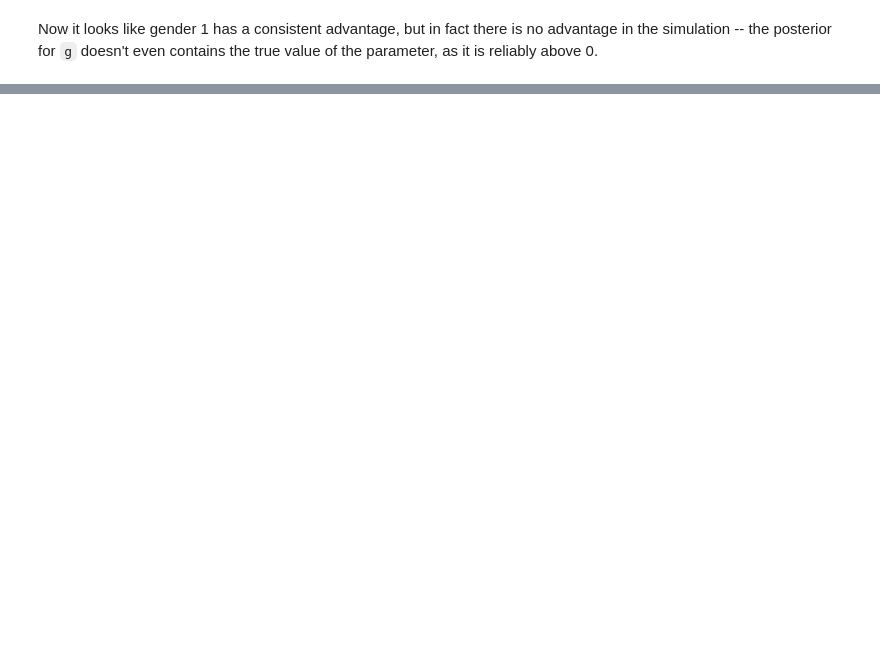
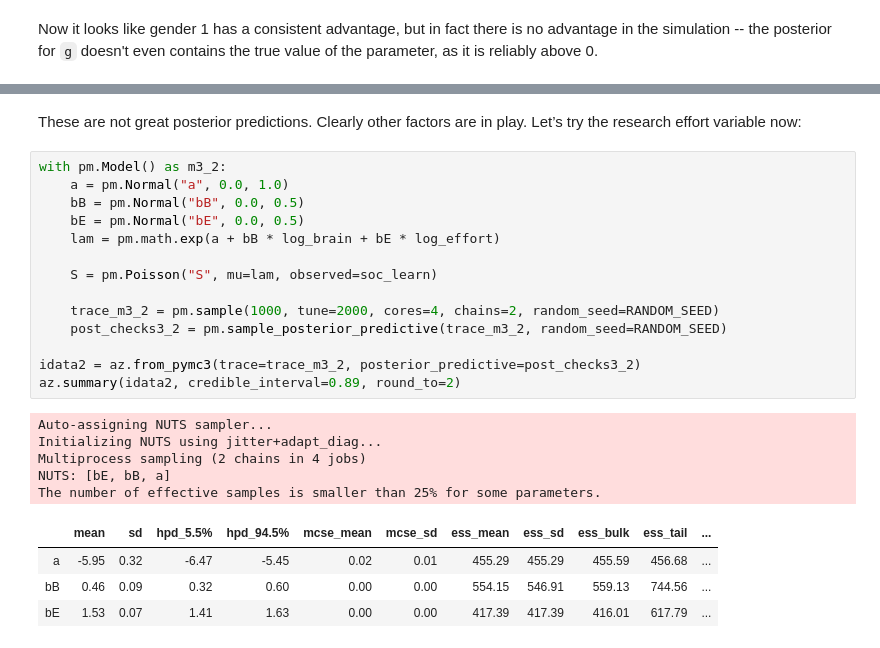
Before and after one commit to AlexAndorra/resources, a Jupyter notebook: Rethinking/homeworks-2nd-ed/week6_integer_models.ipynb, the cells around one changed output, grey strips where cells are left out. Saved outputs shown, nothing was run; the diff lists cells and outputs as text; blank space fills up the shorter version.

```diff
--- a/Rethinking/homeworks-2nd-ed/week6_integer_models.ipynb
+++ b/Rethinking/homeworks-2nd-ed/week6_integer_models.ipynb
@@ -277,0 +338,26 @@ Now it looks like gender 1 has a consistent advantage, but in fact there is no a
+# %% [markdown]
+These are not great posterior predictions. Clearly other factors are in play. Let’s try the research effort variable now:
+# %%
+with pm.Model() as m3_2:
+    a = pm.Normal("a", 0.0, 1.0)
+    bB = pm.Normal("bB", 0.0, 0.5)
+    bE = pm.Normal("bE", 0.0, 0.5)
+    lam = pm.math.exp(a + bB * log_brain + bE * log_effort)
+
+    S = pm.Poisson("S", mu=lam, observed=soc_learn)
+
+    trace_m3_2 = pm.sample(1000, tune=2000, cores=4, chains=2, random_seed=RANDOM_SEED)
+    post_checks3_2 = pm.sample_posterior_predictive(trace_m3_2, random_seed=RANDOM_SEED)
+
+idata2 = az.from_pymc3(trace=trace_m3_2, posterior_predictive=post_checks3_2)
+az.summary(idata2, credible_interval=0.89, round_to=2)
+# %% [output]
+Auto-assigning NUTS sampler...
+Initializing NUTS using jitter+adapt_diag...
+Multiprocess sampling (2 chains in 4 jobs)
+NUTS: [bE, bB, a]
+The number of effective samples is smaller than 25% for some parameters.
+|  | mean | sd | hpd_5.5% | hpd_94.5% | mcse_mean | mcse_sd | ess_mean | ess_sd | ess_bulk | ess_tail | ... |
+| a | -5.95 | 0.32 | -6.47 | -5.45 | 0.02 | 0.01 | 455.29 | 455.29 | 455.59 | 456.68 | ... |
+| bB | 0.46 | 0.09 | 0.32 | 0.60 | 0.00 | 0.00 | 554.15 | 546.91 | 559.13 | 744.56 | ... |
+| bE | 1.53 | 0.07 | 1.41 | 1.63 | 0.00 | 0.00 | 417.39 | 417.39 | 416.01 | 617.79 | ... |
```
Also changed, not shown: parts of 19 cells of this notebook, 2 other files.
